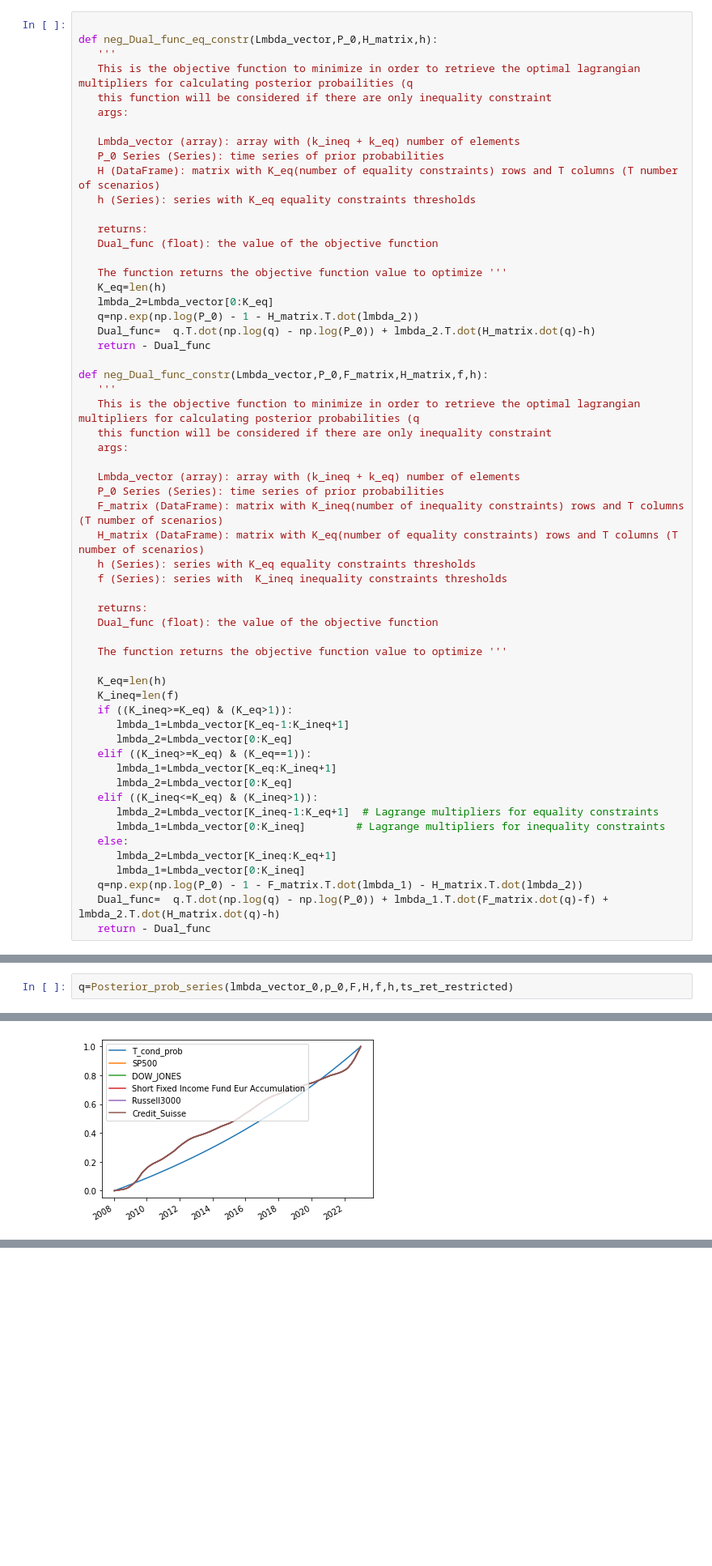
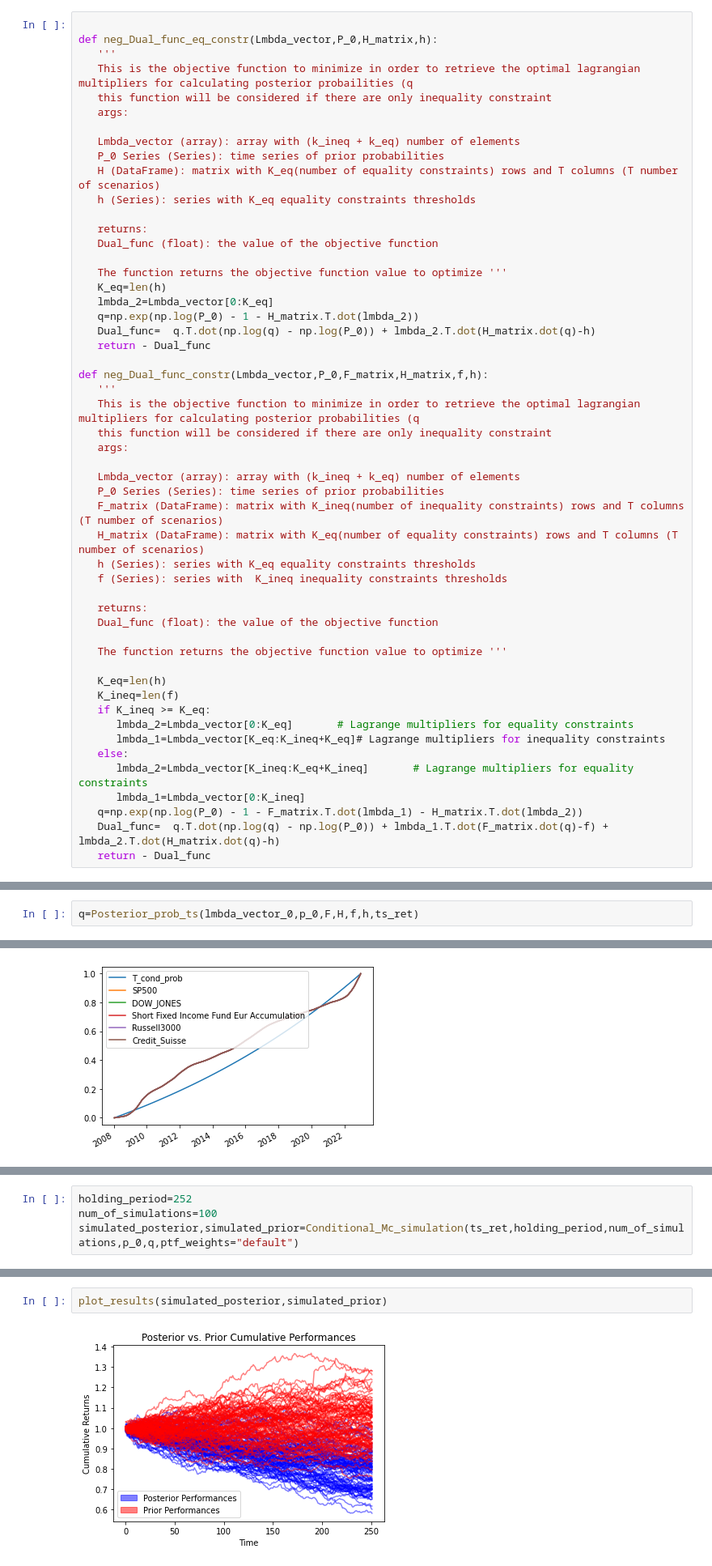
Before and after one commit to LucaDaquanno/Conditional-Monte-Carlo, a Jupyter notebook: Conditional_MC_prototype.ipynb, the cells around one changed output, grey strips where cells are left out. Shown at 81% size. Saved outputs shown, nothing was run; the diff lists cells and outputs as text; blank space fills up the shorter version.

```diff
--- a/Conditional_MC_prototype.ipynb
+++ b/Conditional_MC_prototype.ipynb
@@ -572,17 +572,11 @@ def neg_Dual_func_constr(Lmbda_vector,P_0,F_matrix,H_matrix,f,h):
 
    K_eq=len(h)
    K_ineq=len(f)
-   if ((K_ineq>=K_eq) & (K_eq>1)):
-      lmbda_1=Lmbda_vector[K_eq-1:K_ineq+1]
-      lmbda_2=Lmbda_vector[0:K_eq]
-   elif ((K_ineq>=K_eq) & (K_eq==1)):
-      lmbda_1=Lmbda_vector[K_eq:K_ineq+1]
-      lmbda_2=Lmbda_vector[0:K_eq]
-   elif ((K_ineq<=K_eq) & (K_ineq>1)):
-      lmbda_2=Lmbda_vector[K_ineq-1:K_eq+1]  # Lagrange multipliers for equality constraints
-      lmbda_1=Lmbda_vector[0:K_ineq]        # Lagrange multipliers for inequality constraints
+   if K_ineq >= K_eq:
+      lmbda_2=Lmbda_vector[0:K_eq]       # Lagrange multipliers for equality constraints
+      lmbda_1=Lmbda_vector[K_eq:K_ineq+K_eq]# Lagrange multipliers for inequality constraints
    else:
-      lmbda_2=Lmbda_vector[K_ineq:K_eq+1]
+      lmbda_2=Lmbda_vector[K_ineq:K_eq+K_ineq]       # Lagrange multipliers for equality constraints
       lmbda_1=Lmbda_vector[0:K_ineq]
    q=np.exp(np.log(P_0) - 1 - F_matrix.T.dot(lmbda_1) - H_matrix.T.dot(lmbda_2))
    Dual_func=  q.T.dot(np.log(q) - np.log(P_0)) + lmbda_1.T.dot(F_matrix.dot(q)-f) + lmbda_2.T.dot(H_matrix.dot(q)-h)
@@ -917,7 +1025,7 @@ v_star_z_bar,v_star_z_vol=define_views(ts_ret,rolling_window,v_star_x_bar,v_star
 F,H,f,h=constraints_F_and_H_matrices(ts_ret,rolling_window,v_star_x_bar,v_star_vol,v_star_z_bar,v_star_z_vol,absolute_view_mean_sign,absolute_view_vol_sign)
 lmbda_vector_0=Initial_guess_Lambdas(f,h)
 # %%
-q=Posterior_prob_series(lmbda_vector_0,p_0,F,H,f,h,ts_ret_restricted)
+q=Posterior_prob_ts(lmbda_vector_0,p_0,F,H,f,h,ts_ret)
 # %% [output]
 Optimization terminated successfully    (Exit mode 0)
             Current function value: -0.18010194937227875
@@ -945,3 +1053,7 @@ compare.cumsum().plot()
 returns_scatter_plot(ts_ret_restricted,q)
 # %% [output]
 [figure]
+# %%
+holding_period=252
+num_of_simulations=100
+simulated_posterior,simulated_prior=Conditional_Mc_simulation(ts_ret,holding_period,num_of_simulations,p_0,q,ptf_weights="default")
@@ -947,0 +1078,4 @@ returns_scatter_plot(ts_ret_restricted,q)
+# %%
+plot_results(simulated_posterior,simulated_prior)
+# %% [output]
+[figure, added]
```
Also changed, not shown: parts of 4 cells of this notebook.
